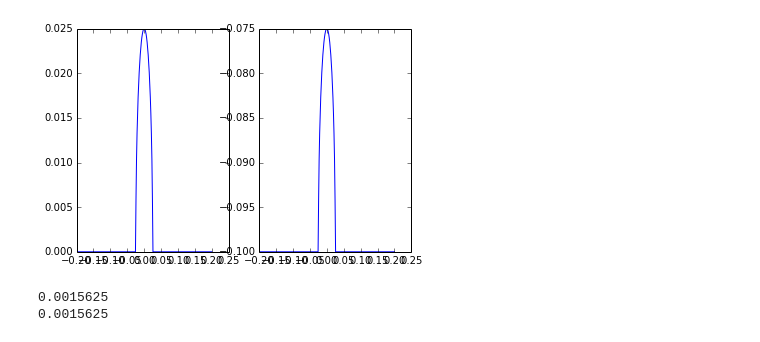
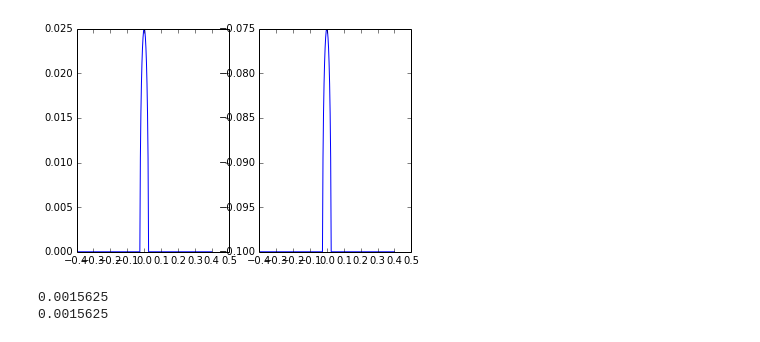
Before and after one commit to UBC-MOAD/flow_separation, a Jupyter notebook: notebooks_2D_runs/gen_flow_over_cylinder_case.ipynb, the cells around one changed output. Cells and saved outputs as stored; diff of their text form; code cells hidden in the pictures.

```diff
--- a/notebooks_2D_runs/gen_flow_over_cylinder_case.ipynb
+++ b/notebooks_2D_runs/gen_flow_over_cylinder_case.ipynb
@@ -8,28 +8,28 @@ import matplotlib.pyplot as plt # get plotting
 # %%
 _fluid_depth = 0.1; #tank depth
 _U0 = 0.01;
 _R0 = 0.025; #radius of cylinder
-_Ltank = 0.4; #length of tank
+_Ltank = 0.8; #length of tank
 
-_Nx = 256; _Nz = 64;
+_Nx = 512; _Nz = 64;
 _x = np.linspace(-_Ltank/2,_Ltank/2,_Nx)
 _z = np.linspace(-_fluid_depth,0,_Nz)
 
 _h = np.zeros((_Nx,1))
 for itr,xx in enumerate(_x):
     if xx > -_R0 and xx < _R0:
         _h[itr] = np.sqrt(_R0**2-xx**2);
 
 _bathy = _h-_fluid_depth;
 
 plt.figure();
 plt.subplot(1,2,1)
 plt.plot(_x,_h)
 plt.subplot(1,2,2)
 plt.plot(_x,_bathy)
 plt.show()
 # %% [output]
-[figure, old version]
+[figure, new version]
 # %%
 _Ubc_left = 0*_z+_U0;
 
```
Also changed, not shown: 3 other files.
